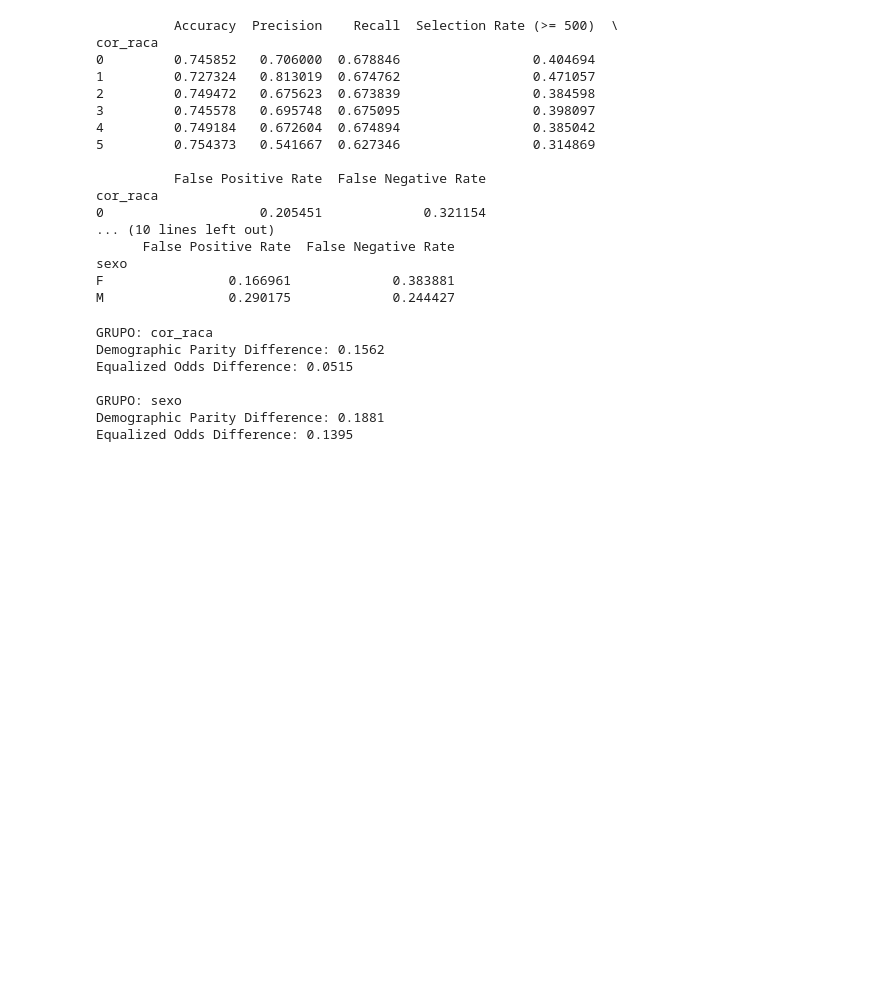
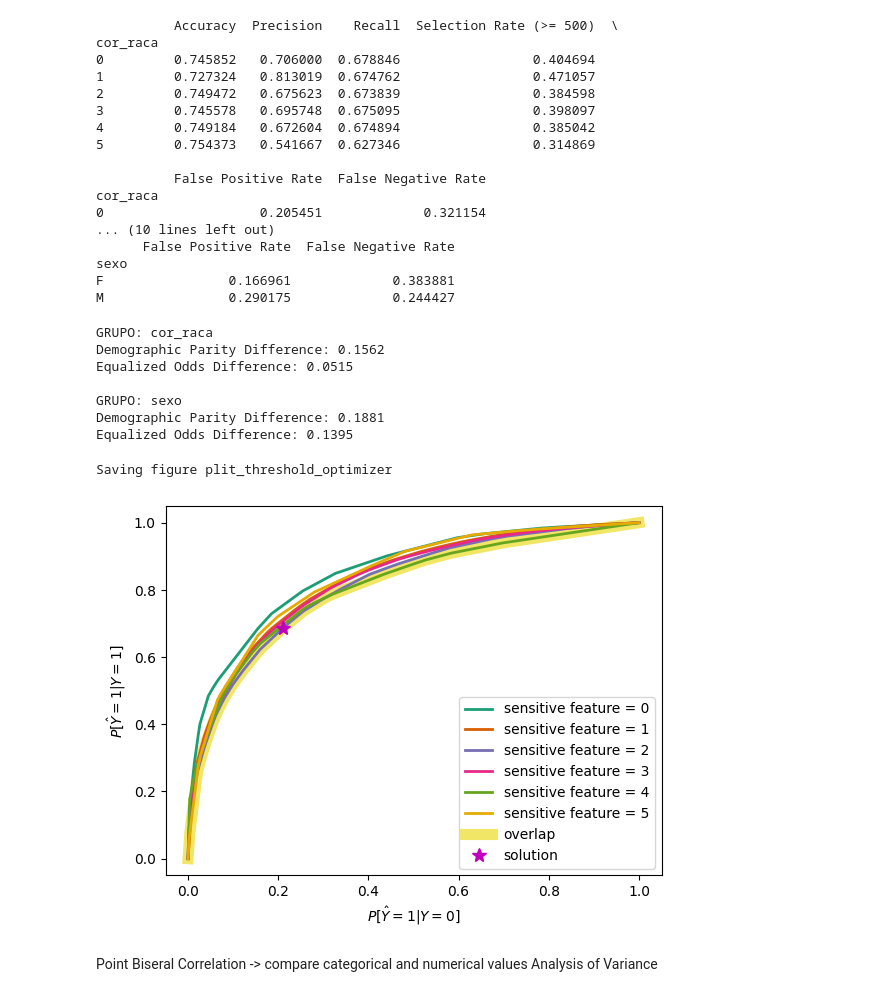
Before and after one commit to Phenriqx/algorithmic-fairness-enem, a Jupyter notebook: testing.ipynb, the cells around one changed output. Cells and saved outputs as stored; diff of their text form; code cells hidden in the pictures; blank space fills up the shorter version.

```diff
--- a/testing.ipynb
+++ b/testing.ipynb
@@ -946,3 +931,11 @@ Equalized Odds Difference: 0.0515
 GRUPO: sexo
 Demographic Parity Difference: 0.1881
 Equalized Odds Difference: 0.1395
+# %%
+plot_threshold_optimizer(classifier1_optimized)
+# %% [output]
+Saving figure plit_threshold_optimizer
+[figure, added]
+# %% [markdown]
+Point Biseral Correlation -> compare categorical and numerical values
+Analysis of Variance
```
Also changed, not shown: parts of 18 cells of this notebook, 1 other file.
